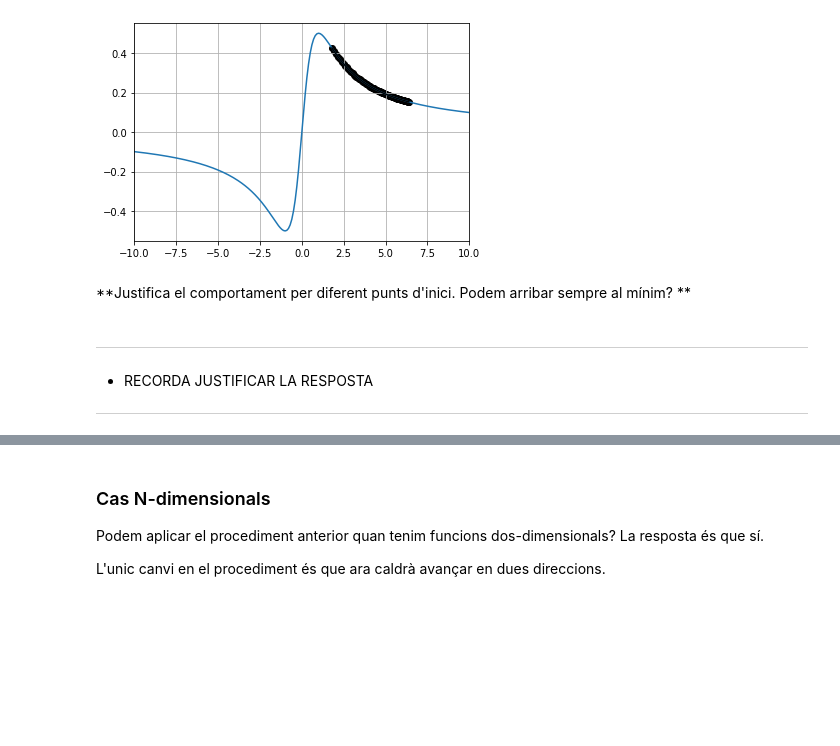
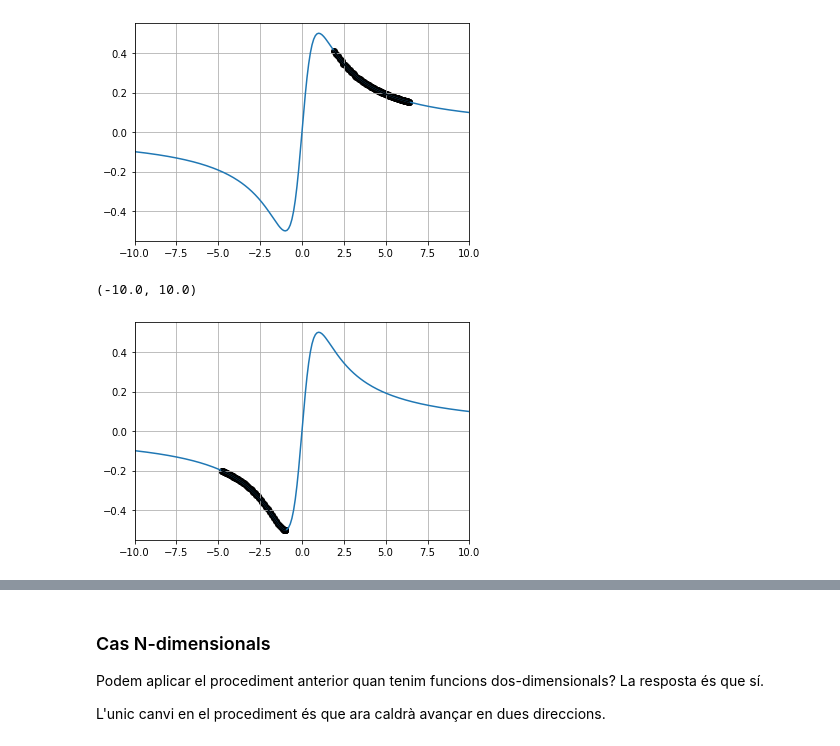
Before and after one commit to SergiRomero/TNUI, a Jupyter notebook: P3/P1_FindMinimum-alumnes.ipynb, the cells around one changed output, grey strips where cells are left out. Cells and saved outputs as stored; diff of their text form; code cells hidden in the pictures; blank space fills up the shorter version.

```diff
--- a/P3/P1_FindMinimum-alumnes.ipynb
+++ b/P3/P1_FindMinimum-alumnes.ipynb
@@ -179,11 +196,13 @@ fig.gca().set_xlim([-10, 10])
 # %% [output]
 (-10.0, 10.0)
 [figure]
-# %% [markdown]
-**Justifica el comportament per diferent punts d'inici. Podem arribar sempre al mínim? **
-# %% [markdown]
-<hr />
-
-* RECORDA JUSTIFICAR LA RESPOSTA
-
-<hr />
+# %%
+x0 = np.random.random() - 5
+points, minimum = gradient_descent_1d(df2_2, x0, 1)
+
+fig = plt.figure()
+plot_gradient_descent_1d(f2_2, X, points, minimum, fig)
+fig.gca().set_xlim([-10, 10])
+# %% [output]
+(-10.0, 10.0)
+[figure, added]
```
Also changed, not shown: parts of 17 cells of this notebook.
